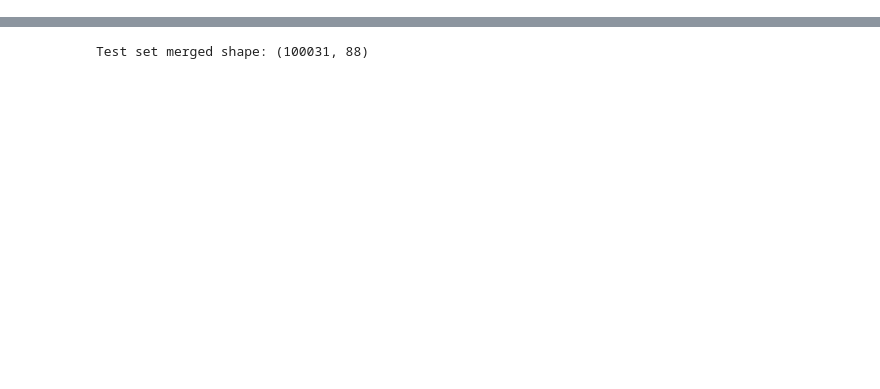
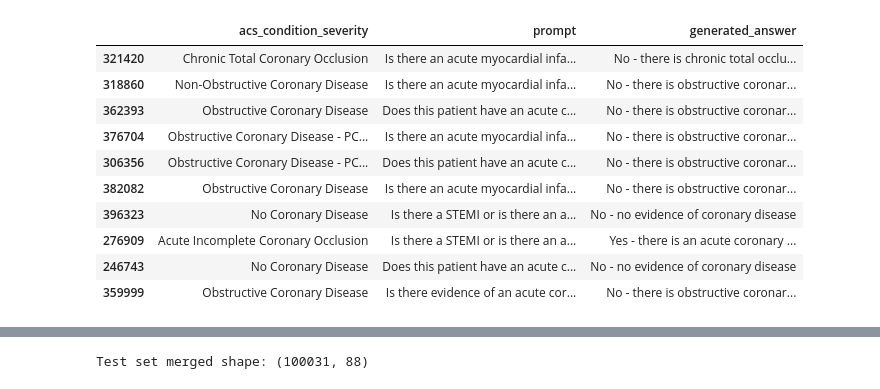
Before and after one commit to HeartWise-AI/ECG_tokenizer, a Jupyter notebook: dataset_generation/inspect.ipynb, the cells around one changed output, grey strips where cells are left out. Drawn from its saved outputs; the diff is of its cells as text; code cells hidden in the pictures; blank space fills up the shorter version.

```diff
--- a/dataset_generation/inspect.ipynb
+++ b/dataset_generation/inspect.ipynb
@@ -53,0 +8,19 @@ Examples where Left ventricular hypertrophy == 1:
+# %%
+from locale import normalize
+
+
+df_test = pd.read_parquet('/volume/ECG_tokenizer/output/combined_train_qa_m200k_h200k.parquet')
+#df_test.prompt_category.value_counts(normalize=True)
+df_test.loc[df_test['prompt_category']=='acs_severity'][['acs_condition_severity','prompt','generated_answer']].sample(10)
+# %% [output]
+|  | acs_condition_severity | prompt | generated_answer |
+| 321420 | Chronic Total Coronary Occlusion | Is there an acute myocardial infa... | No - there is chronic total occlu... |
+| 318860 | Non-Obstructive Coronary Disease | Is there an acute myocardial infa... | No - there is obstructive coronar... |
+| 362393 | Obstructive Coronary Disease | Does this patient have an acute c... | No - there is obstructive coronar... |
+| 376704 | Obstructive Coronary Disease - PC... | Is there an acute myocardial infa... | No - there is obstructive coronar... |
+| 306356 | Obstructive Coronary Disease - PC... | Does this patient have an acute c... | No - there is obstructive coronar... |
+| 382082 | Obstructive Coronary Disease | Is there an acute myocardial infa... | No - there is obstructive coronar... |
+| 396323 | No Coronary Disease | Is there a STEMI or is there an a... | No - no evidence of coronary disease |
+| 276909 | Acute Incomplete Coronary Occlusion | Is there a STEMI or is there an a... | Yes - there is an acute coronary ... |
+| 246743 | No Coronary Disease | Does this patient have an acute c... | No - no evidence of coronary disease |
+| 359999 | Obstructive Coronary Disease | Is there evidence of an acute cor... | No - there is obstructive coronar... |
```
Also changed, not shown: parts of 3 cells of this notebook, 12 other files.
